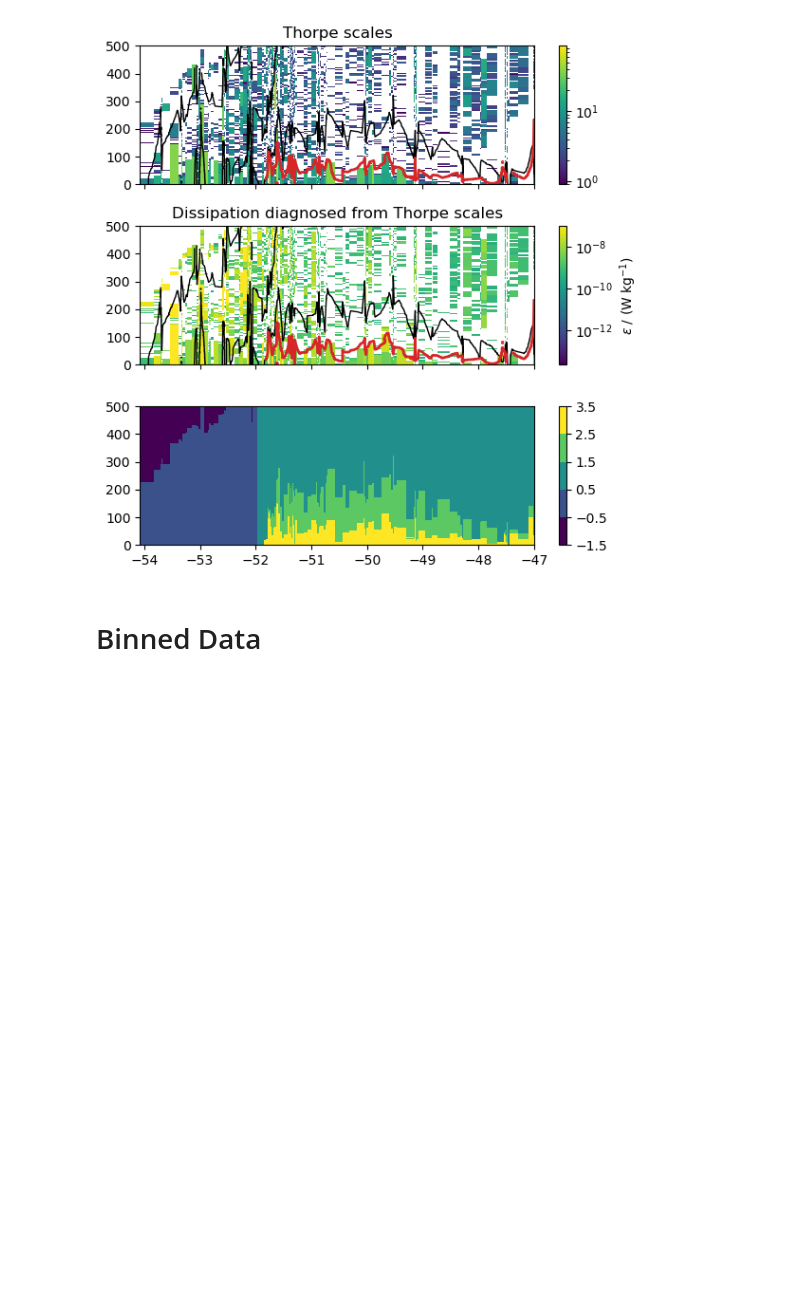
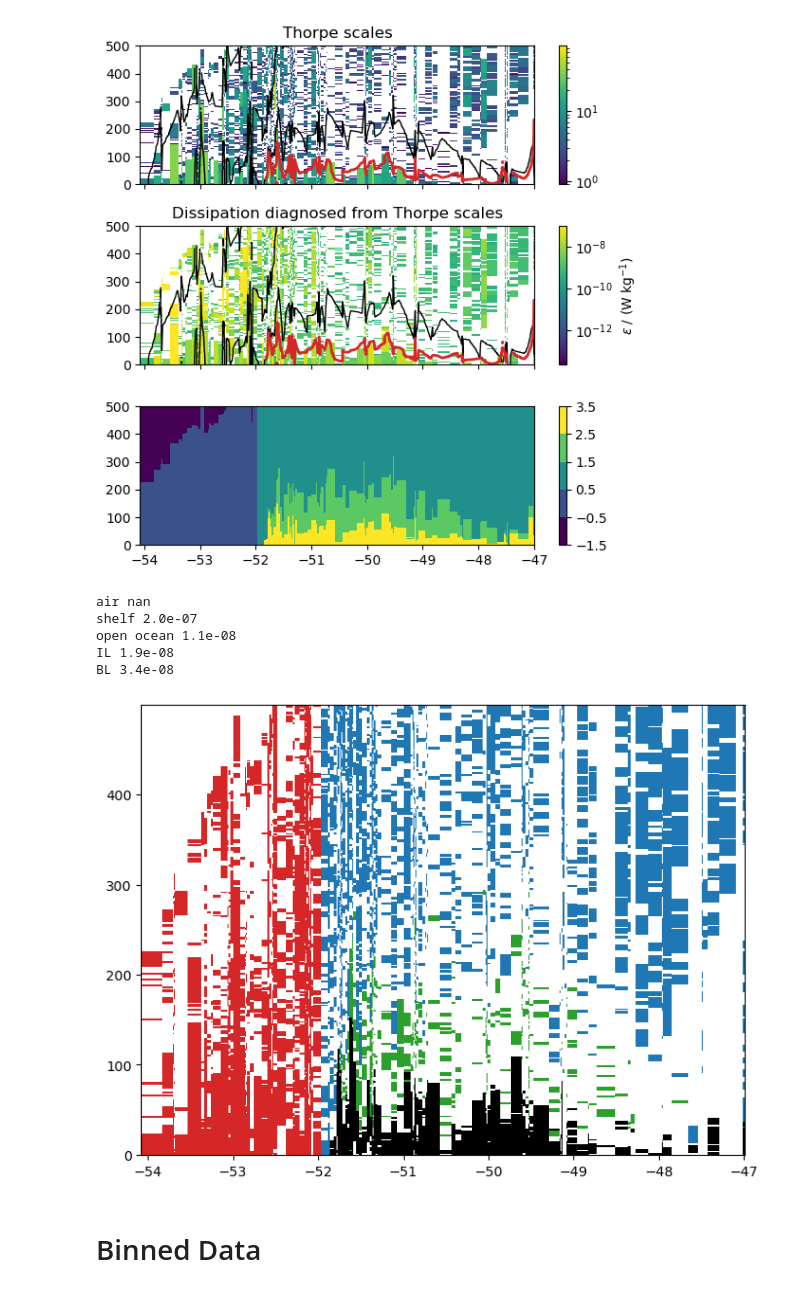
Before and after one commit to opinner/Pinner_et_al_2024, a Jupyter notebook: scripts/thorpe_scales/Thorpe_scales_in_depth.ipynb, the cells around one changed output. Drawn from its saved outputs; the diff is of its cells as text; code cells hidden in the pictures; blank space fills up the shorter version.

```diff
--- a/scripts/thorpe_scales/Thorpe_scales_in_depth.ipynb
+++ b/scripts/thorpe_scales/Thorpe_scales_in_depth.ipynb
@@ -443,6 +443,36 @@ cb = plt.colorbar(mpp, ax=ax[2])
 f.tight_layout()
 # %% [output]
 [figure]
+# %%
+def create_monocolor_colormap(color_name):
+    # Define a colormap with the given color fading from white
+    return mcolors.LinearSegmentedColormap.from_list(
+        name=f"mono_{color_name}",
+        colors=[color_name, color_name]
+    )
+
+eps_df_small = eps_df.iloc[0:500]
+assert eps_df_small.shape == regions.shape
+logbins = np.logspace(-10, -6, 20)
+colors = ["white","tab:red", "tab:blue", "tab:green", "black"]
+for (name, number), color in zip(regions_key.items(),colors):
+    mean_eps = eps_df_small[regions == number].mean(axis = None)
+    print(name, f"{mean_eps:.1e}")
+    data = eps_df_small[regions == number]
+    plt.pcolormesh(
+        data.columns,
+        data.index,
+        data.values,
+        cmap = create_monocolor_colormap(color),
+        label = name
+)
+# %% [output]
+air nan
+shelf 2.0e-07
+open ocean 1.1e-08
+IL 1.9e-08
+BL 3.4e-08
+[figure, added]
 # %% [markdown]
 # Binned Data
 # %%
```
Also changed, not shown: parts of 2 cells of this notebook.
